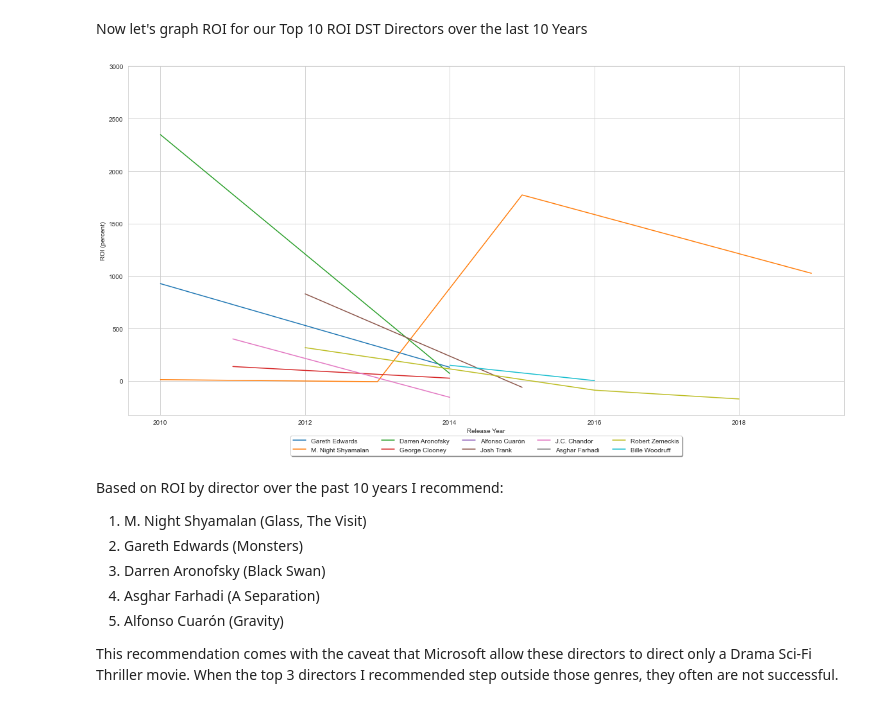
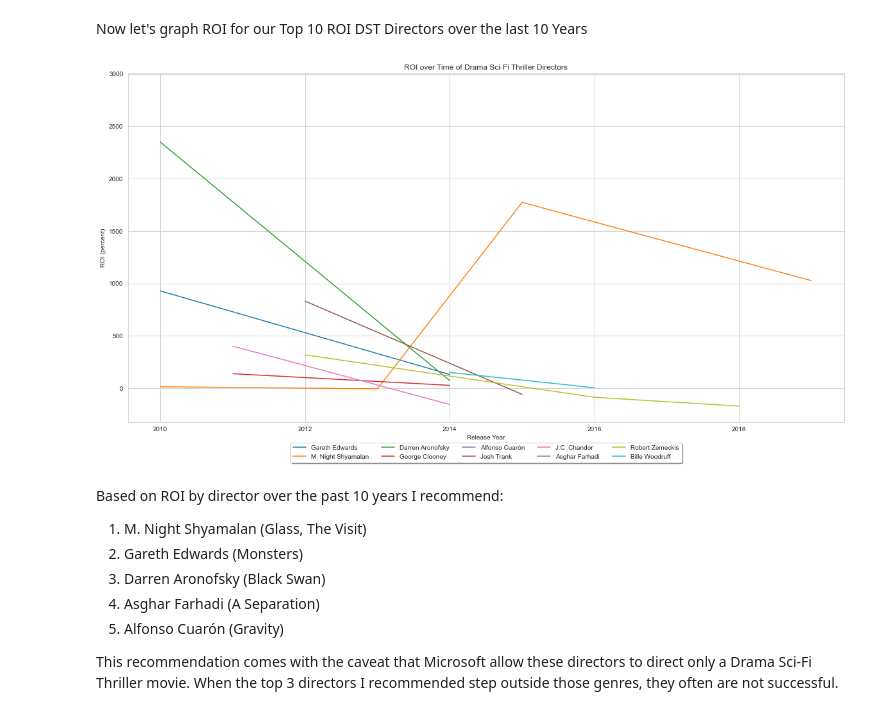
Before and after one commit to aokdata/Film_Performance_EDA, a Jupyter notebook: Film_Performance_EDA.ipynb, the cells around one changed output. Drawn from its saved outputs; the diff is of its cells as text; code cells hidden in the pictures.

```diff
--- a/Film_Performance_EDA.ipynb
+++ b/Film_Performance_EDA.ipynb
@@ -793,16 +837,18 @@ Now let's graph ROI for our Top 10 ROI DST Directors over the last 10 Years
 # %%
 #Create a linegraph of ROI for movies grouped by Top 10 ROI DST Director over the past 10 years
 
 fig, ax =plt.subplots(figsize =(20,10))
 
 sns.lineplot(data= dst_dir_all_movies, x="Release Year", y= "ROI (percent)", \
              hue="Director Name", ci='sd', estimator ="median")
 
+ax.set_title("ROI over Time of Drama Sci-Fi Thriller Directors")
+
 # Put a legend below current axis
 ax.legend(loc='upper center', bbox_to_anchor=(0.5, -0.05),
           fancybox=True, shadow=True, ncol=5);
 # %% [output]
-[figure, old version]
+[figure, new version]
 # %% [markdown]
 Based on ROI by director over the past 10 years I recommend:<br>
 1. M. Night Shyamalan (Glass, The Visit)<br>
```
Also changed, not shown: parts of 37 cells of this notebook, 2 other files.
